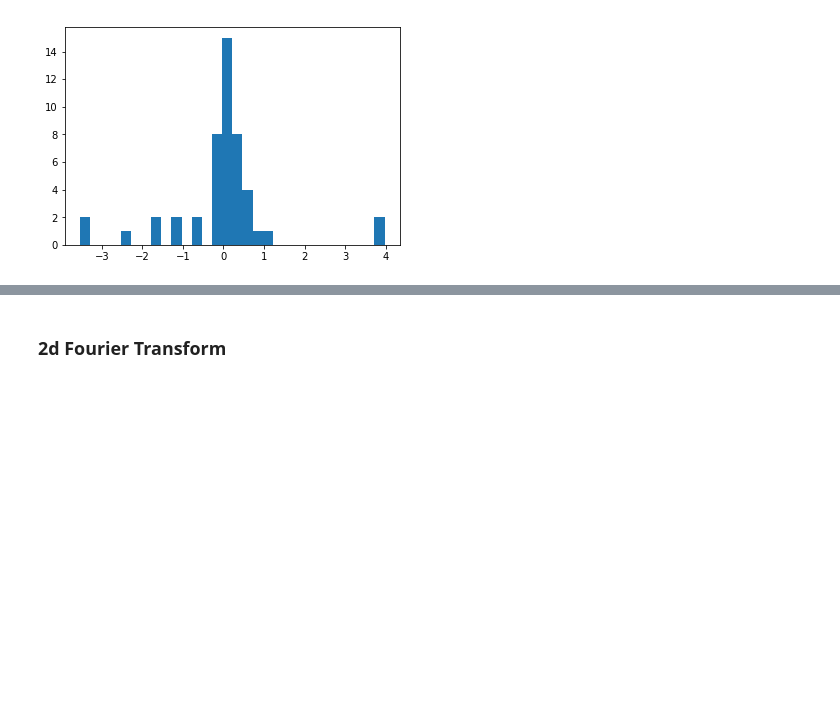
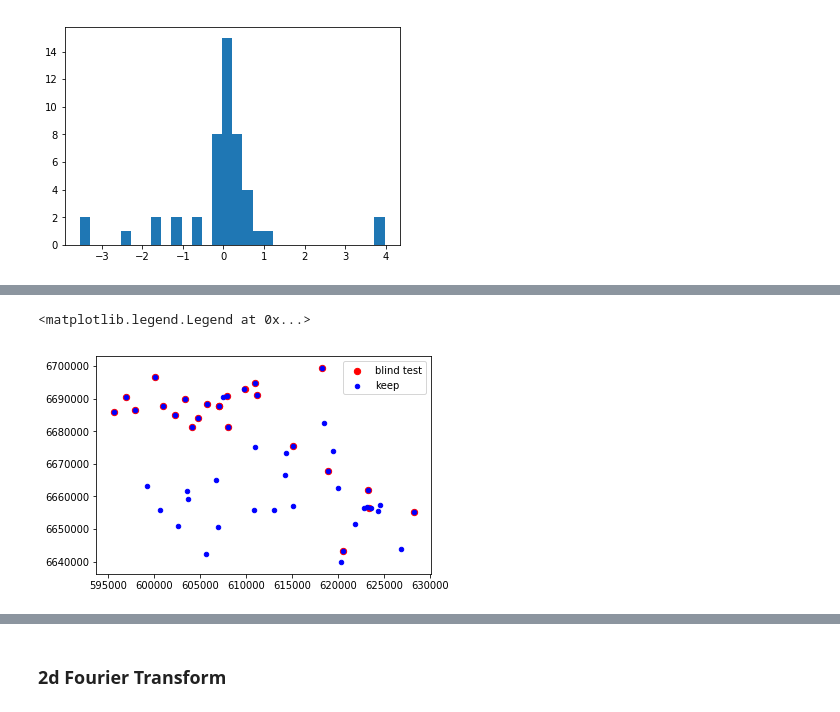
Before and after one commit to efpeel/wonkeycontact, a Jupyter notebook: wonky_tom.ipynb, the cells around one changed output, grey strips where cells are left out. Cells and saved outputs as stored; diff of their text form; code cells hidden in the pictures; blank space fills up the shorter version.

Commit message:
final_plot_update_tom
added

```diff
--- a/wonky_tom.ipynb
+++ b/wonky_tom.ipynb
@@ -336,0 +338,21 @@ n, bins, _ = plt.hist(new_res_list, bins='auto',  range=rng2)
+# %%
+#Create numpy arrays of point co-ordinates and then values from input data
+points = np.array(list(zip(x, y)))
+values = z
+# %%
+#create kd index
+tree = spatial.KDTree(points.tolist())
+# %%
+keep=list(set(tree.query(list(zip(grid_x.ravel(), grid_y.ravel())))[1]))
+xk,yk,zk = x[keep],y[keep],z[keep]
+# %%
+inds = [i for i in range(x.size)]
+blinds = [i for i in inds if i not in keep]
+xb, yb, zb = x[blinds] , y[blinds] , z[blinds]
+# %%
+plt.scatter(xb, yb, color = 'r', s=40, label='blind test')
+plt.scatter(xk, yk, color='blue', s=20, label='keep')
+plt.legend()
+# %% [output]
+<matplotlib.legend.Legend at 0x...>
+[figure, added]
```
Also changed, not shown: parts of 26 cells of this notebook, 2 other files.
